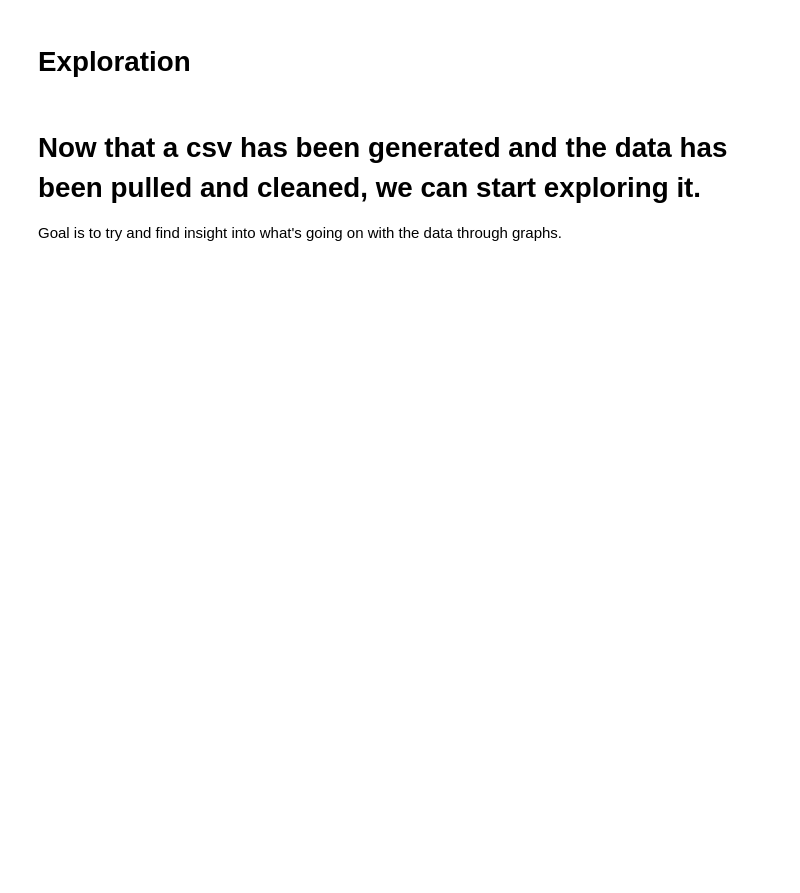
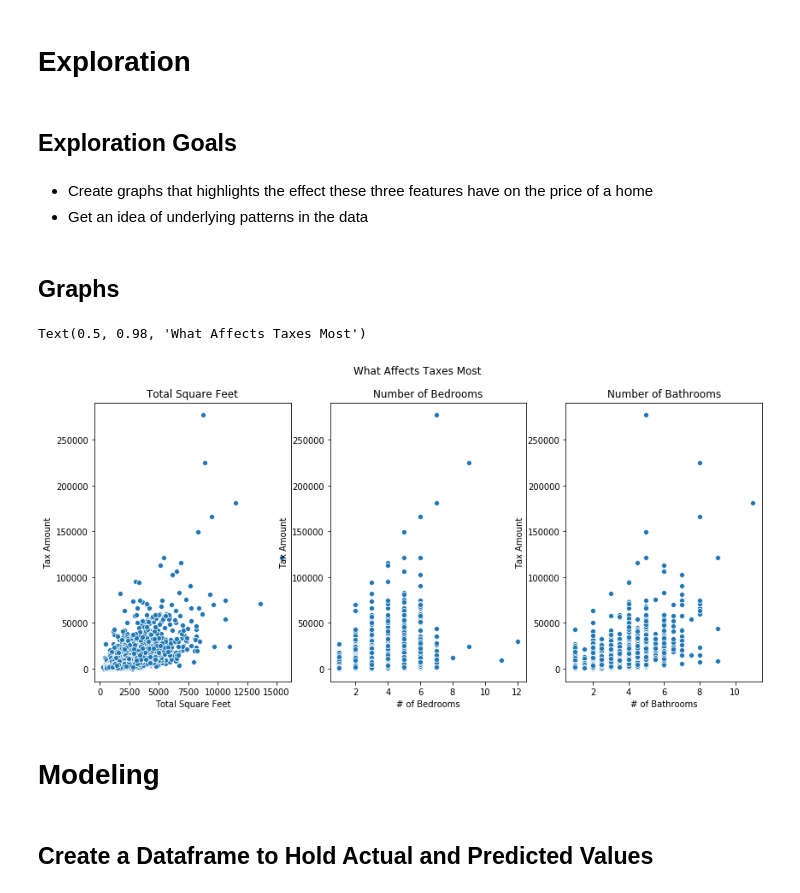
Before and after one commit to shayaltshue/zillow, a Jupyter notebook: main.ipynb, the cells around one changed output. Drawn from its saved outputs; the diff is of its cells as text; code cells hidden in the pictures; blank space fills up the shorter version.

```diff
--- a/main.ipynb
+++ b/main.ipynb
@@ -55,0 +57,5 @@ TypeError: cannot unpack non-iterable NoneType object
+# %%
+seed = 115
+train_size = .8
+
+train, test = wrangle_data(df, seed, train_size)
@@ -64,5 +88,41 @@ Result: {15036 - 14990} rows dropped. Total is now {len(df)} rows''')
 # %% [markdown]
 # Exploration
-# %% [markdown]
-# Now that a csv has been generated and the data has been pulled and cleaned, we can start exploring it.
-Goal is to try and find insight into what's going on with the data through graphs.
+# %% [markdown]
+## Exploration Goals
+# %% [markdown]
+* Create graphs that highlights the effect these three features have on the price of a home
+* Get an idea of underlying patterns in the data
+# %% [markdown]
+## Graphs
+# %%
+# Figure: Scatterplot of Features
+
+y = train.tax_amount
+
+plt.figure(figsize=(14,6))
+
+# Left graph
+plt.subplot(131)
+sns.scatterplot(train.total_sqft, y)
+plt.title('Total Square Feet')
+plt.xlabel('Total Square Feet')
+plt.ylabel('Tax Amount')
+
+# Center graph
+plt.subplot(132)
+sns.scatterplot(train.bedroom_count, y)
+plt.title('Number of Bedrooms')
+plt.xlabel('# of Bedrooms')
+plt.ylabel('Tax Amount')
+
+# Right graph
+plt.subplot(133)
+sns.scatterplot(train.bathroom_count, y)
+plt.title('Number of Bathrooms')
+plt.xlabel('# of Bathrooms')
+plt.ylabel('Tax Amount')
+
+plt.suptitle('What Affects Taxes Most')
+# %% [output]
+Text(0.5, 0.98, 'What Affects Taxes Most')
+[figure, added]
@@ -68,0 +138,4 @@ Goal is to try and find insight into what's going on with the data through graph
+# %% [markdown]
+# Modeling
+# %% [markdown]
+## Create a Dataframe to Hold Actual and Predicted Values
```
Also changed, not shown: parts of 29 cells of this notebook.
